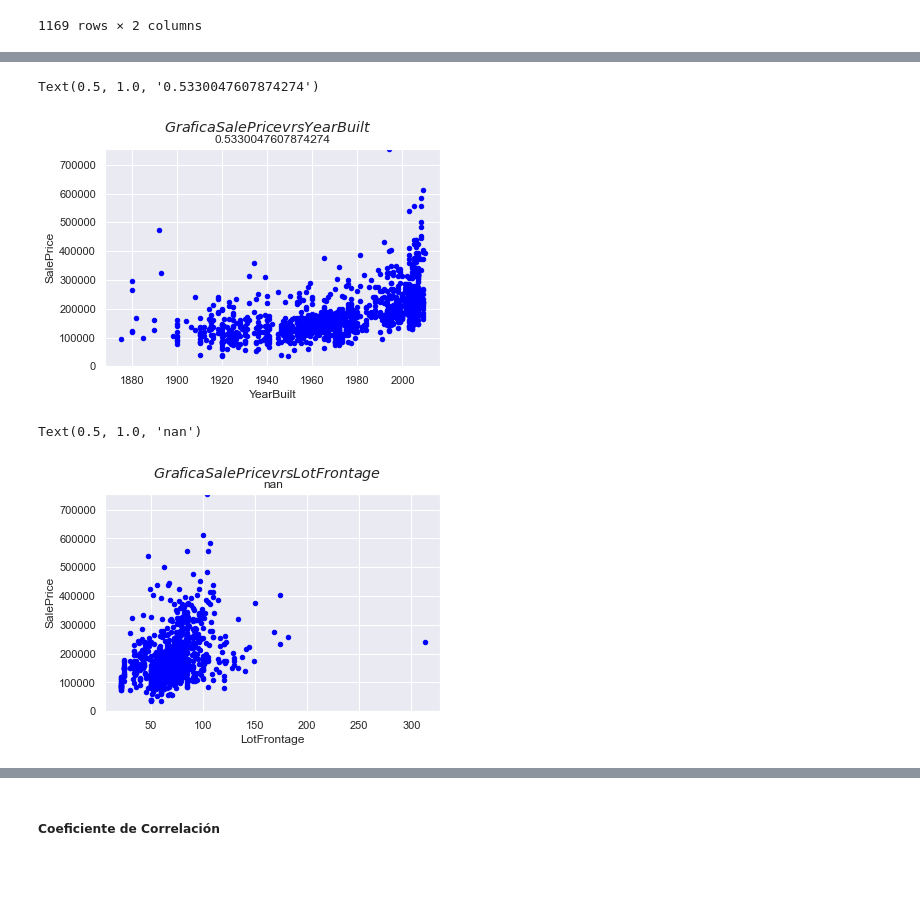
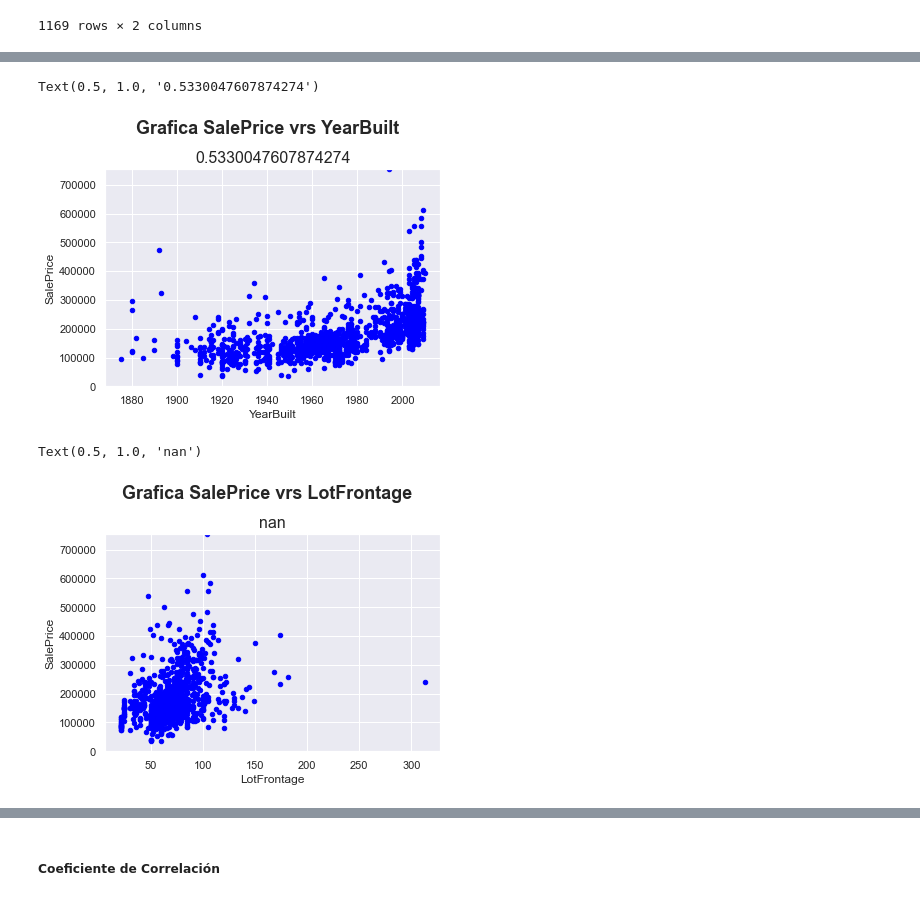
Before and after one commit to efunezs202/Galileo_EFS, a Jupyter notebook: ProyectoFinalEFS20032042.ipynb, the cells around one changed output, grey strips where cells are left out. Drawn from its saved outputs; the diff is of its cells as text; code cells hidden in the pictures; blank space fills up the shorter version.

```diff
--- a/ProyectoFinalEFS20032042.ipynb
+++ b/ProyectoFinalEFS20032042.ipynb
@@ -353,22 +352,28 @@ Text(0.5, 1.0, '0.5647560082444895')
 # %%
 Correlacion4 = np.corrcoef(df_datos_entrenamiento["SalePrice"],df_datos_entrenamiento["YearBuilt"])
 SalePrice_YearBuilt = pd.concat([df_datos_entrenamiento['SalePrice'], df_datos_entrenamiento['YearBuilt']], axis=1)
 SalePrice_YearBuilt.plot.scatter(x='YearBuilt', y='SalePrice', ylim=(0,755000), color='Blue');
 ## Se coloca como ylim 755000 porque es el valor maximo del set de entrenamiento
 #plt.title("Grafica SalePrice vrs YearBuilt")
-plt.suptitle('$\it{Grafica SalePrice vrs YearBuilt}$')
-plt.title(Correlacion4[0,1])
+#plt.suptitle('$\it{Grafica SalePrice vrs YearBuilt}$', fontsize = 12)
+#plt.title(Correlacion4[0,1], fontsize = 12)
+#plt.suptitle('$\it{Grafica SalePrice vrs YearBuilt}$', y=1.05, fontsize=18)
+plt.suptitle('Grafica SalePrice vrs YearBuilt', size = 18, y=1.05, fontweight='bold')
+plt.title(Correlacion4[0,1], fontsize=16)
 # %% [output]
 Text(0.5, 1.0, '0.5330047607874274')
-[figure, old version]
+[figure, new version]
 # %%
 Correlacion5 = np.corrcoef(df_datos_entrenamiento["SalePrice"],df_datos_entrenamiento["LotFrontage"])
 SalePrice_LotFrontage = pd.concat([df_datos_entrenamiento['SalePrice'], df_datos_entrenamiento['LotFrontage']], axis=1)
 SalePrice_LotFrontage.plot.scatter(x='LotFrontage', y='SalePrice', ylim=(0,755000), color='Blue');
 ## Se coloca como ylim 755000 porque es el valor maximo del set de entrenamiento
 #plt.title("Grafica SalePrice vrs LotFrontage")
-plt.suptitle('$\it{Grafica SalePrice vrs LotFrontage}$')
-plt.title(Correlacion5[0,1])
+#plt.suptitle('$\it{Grafica SalePrice vrs LotFrontage}$', fontsize = 16)
+#plt.title(Correlacion5[0,1])
+#plt.suptitle('$\it{Grafica SalePrice vrs LotFrontage}$', y=1.05, fontsize=18)
+plt.suptitle('Grafica SalePrice vrs LotFrontage', size = 18, y=1.05, fontweight='bold')
+plt.title(Correlacion5[0,1], fontsize=16)
 # %% [output]
 Text(0.5, 1.0, 'nan')
-[figure, old version]
+[figure, new version]
```
Also changed, not shown: parts of 68 cells of this notebook.
